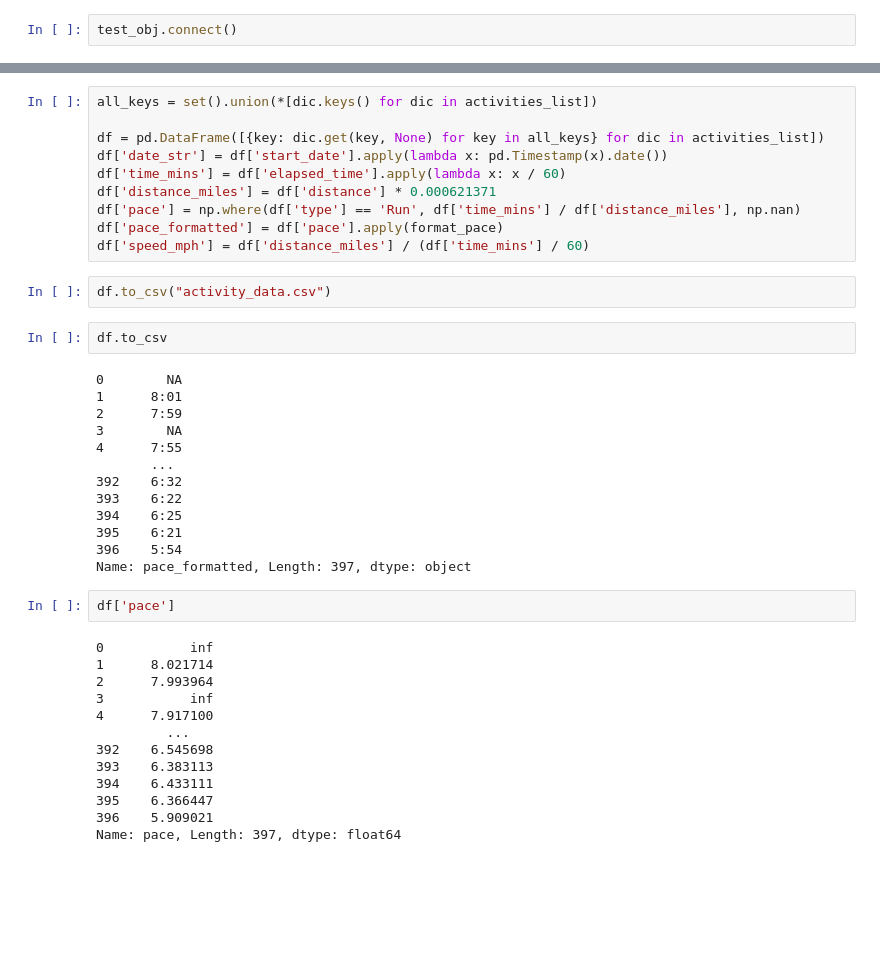
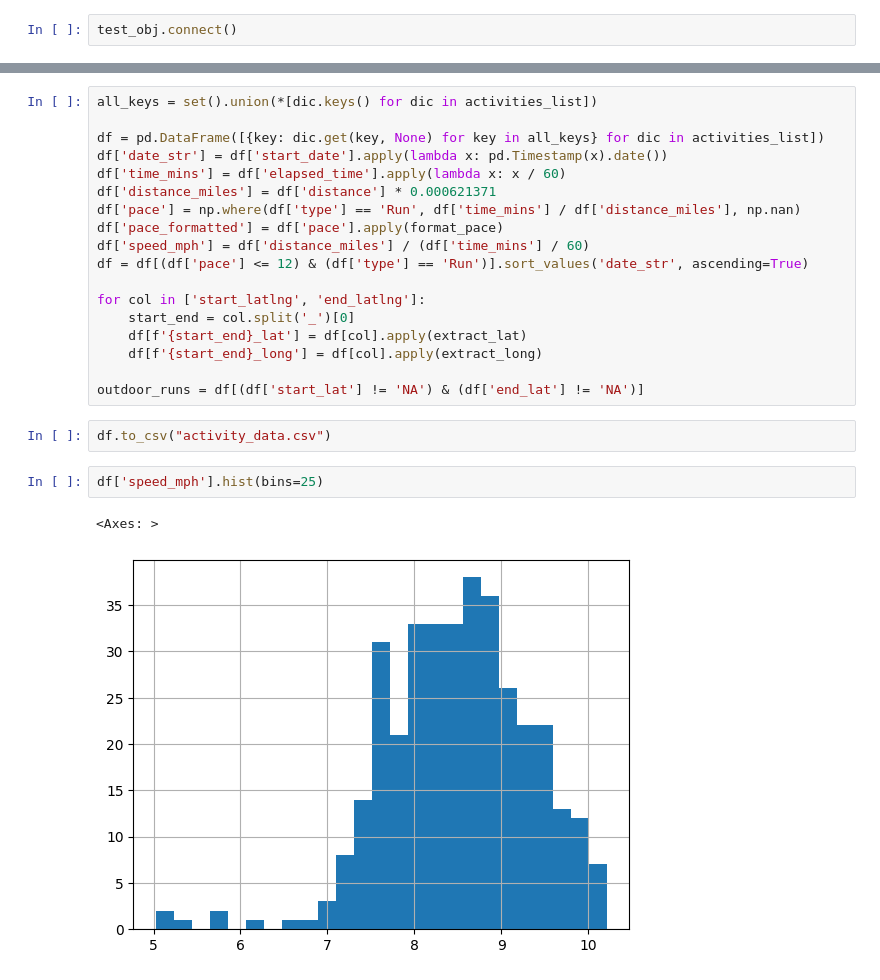
Before and after one commit to benstager/strava, a Jupyter notebook: strava.ipynb, the cells around one changed output, grey strips where cells are left out. Drawn from its saved outputs; the diff is of its cells as text; blank space fills up the shorter version.

```diff
--- a/strava.ipynb
+++ b/strava.ipynb
@@ -160,38 +210,21 @@ df['distance_miles'] = df['distance'] * 0.000621371
 df['pace'] = np.where(df['type'] == 'Run', df['time_mins'] / df['distance_miles'], np.nan)
 df['pace_formatted'] = df['pace'].apply(format_pace)
 df['speed_mph'] = df['distance_miles'] / (df['time_mins'] / 60)
+df = df[(df['pace'] <= 12) & (df['type'] == 'Run')].sort_values('date_str', ascending=True)
+
+for col in ['start_latlng', 'end_latlng']:
+    start_end = col.split('_')[0]
+    df[f'{start_end}_lat'] = df[col].apply(extract_lat)
+    df[f'{start_end}_long'] = df[col].apply(extract_long)
+
+outdoor_runs = df[(df['start_lat'] != 'NA') & (df['end_lat'] != 'NA')]
 # %%
 df.to_csv("activity_data.csv")
-# %%
-df.to_csv
-# %% [output]
-0        NA
-1      8:01
-2      7:59
-3        NA
-4      7:55
-       ...
-392    6:32
-393    6:22
-394    6:25
-395    6:21
-396    5:54
-Name: pace_formatted, Length: 397, dtype: object
-# %%
-df['pace']
-# %% [output]
-0           inf
-1      8.021714
-2      7.993964
-3           inf
-4      7.917100
-         ...
-392    6.545698
-393    6.383113
-394    6.433111
-395    6.366447
-396    5.909021
-Name: pace, Length: 397, dtype: float64
+# %%
+df['speed_mph'].hist(bins=25)
+# %% [output]
+<Axes: >
+[figure, added]
 # %%
 df['average_heartrate'].hist(bins=25)
 # %% [output]
```
Also changed, not shown: parts of 28 cells of this notebook.
